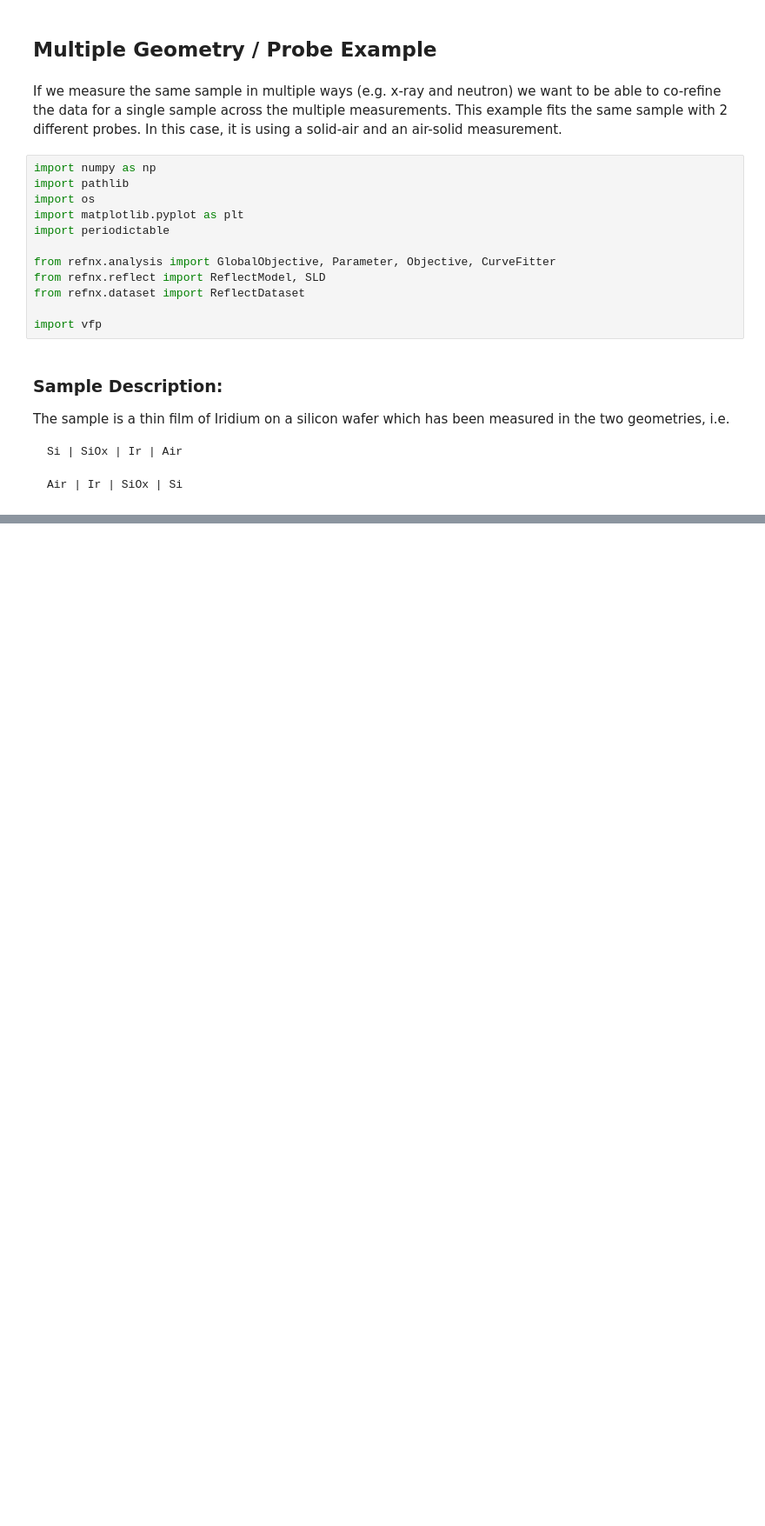
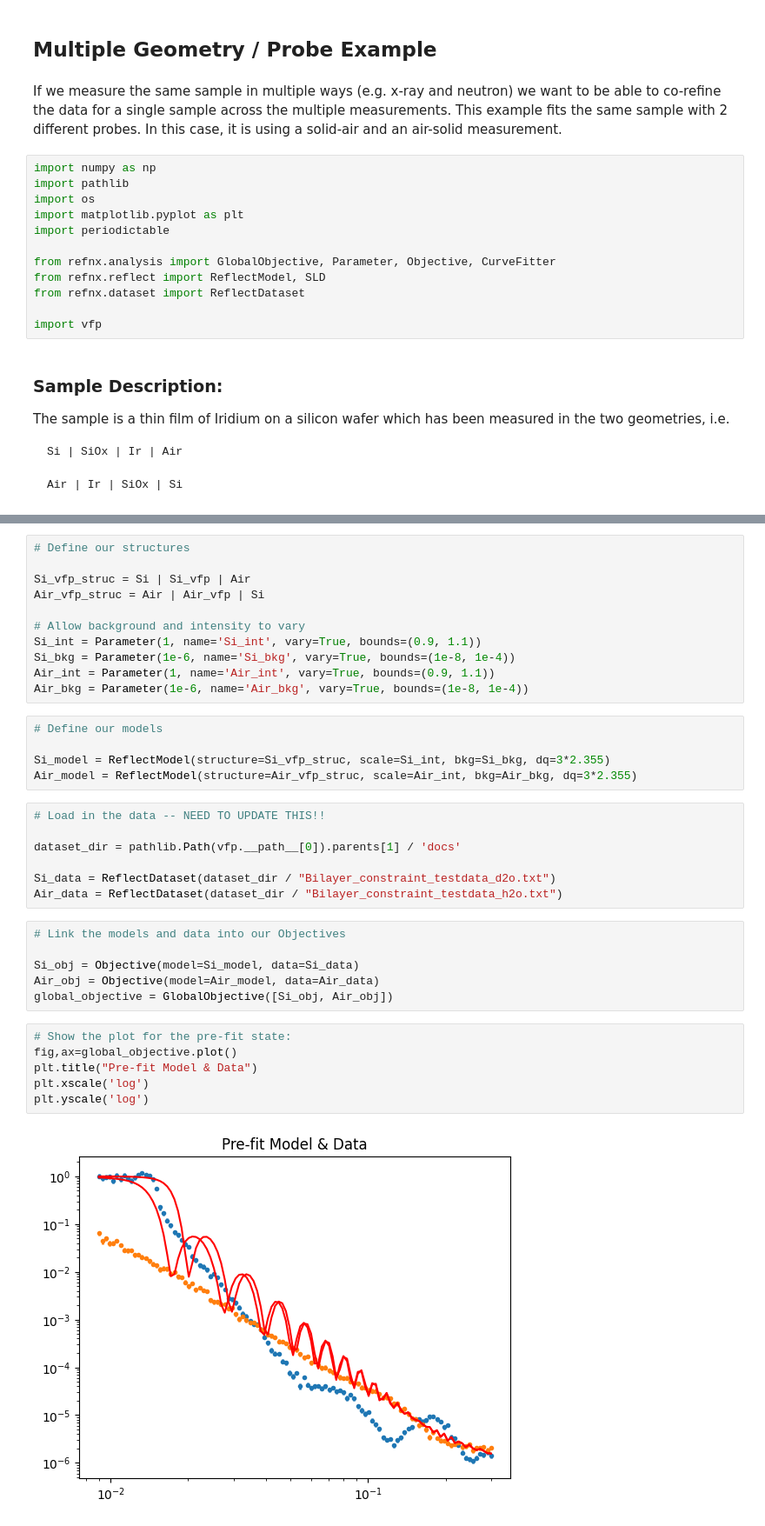
Before and after one commit to Armatron44/VFP, a Jupyter notebook: docs/multiple_geometry_example.ipynb, the cells around one changed output, grey strips where cells are left out. Shown at 87% size. Cells and saved outputs as stored; diff of their text form; blank space fills up the shorter version.

```diff
--- a/docs/multiple_geometry_example.ipynb
+++ b/docs/multiple_geometry_example.ipynb
@@ -24,0 +63,37 @@ The sample is a thin film of Iridium on a silicon wafer which has been measured
+# %%
+# Define our structures
+
+Si_vfp_struc = Si | Si_vfp | Air
+Air_vfp_struc = Air | Air_vfp | Si
+
+# Allow background and intensity to vary
+Si_int = Parameter(1, name='Si_int', vary=True, bounds=(0.9, 1.1))
+Si_bkg = Parameter(1e-6, name='Si_bkg', vary=True, bounds=(1e-8, 1e-4))
+Air_int = Parameter(1, name='Air_int', vary=True, bounds=(0.9, 1.1))
+Air_bkg = Parameter(1e-6, name='Air_bkg', vary=True, bounds=(1e-8, 1e-4))
+# %%
+# Define our models
+
+Si_model = ReflectModel(structure=Si_vfp_struc, scale=Si_int, bkg=Si_bkg, dq=3*2.355)
+Air_model = ReflectModel(structure=Air_vfp_struc, scale=Air_int, bkg=Air_bkg, dq=3*2.355)
+# %%
+# Load in the data -- NEED TO UPDATE THIS!!
+
+dataset_dir = pathlib.Path(vfp.__path__[0]).parents[1] / 'docs'
+
+Si_data = ReflectDataset(dataset_dir / "Bilayer_constraint_testdata_d2o.txt")
+Air_data = ReflectDataset(dataset_dir / "Bilayer_constraint_testdata_h2o.txt")
+# %%
+# Link the models and data into our Objectives
+
+Si_obj = Objective(model=Si_model, data=Si_data)
+Air_obj = Objective(model=Air_model, data=Air_data)
+global_objective = GlobalObjective([Si_obj, Air_obj])
+# %%
+# Show the plot for the pre-fit state:
+fig,ax=global_objective.plot()
+plt.title("Pre-fit Model & Data")
+plt.xscale('log')
+plt.yscale('log')
+# %% [output]
+[figure, added]
```
Also changed, not shown: parts of 5 cells of this notebook.
